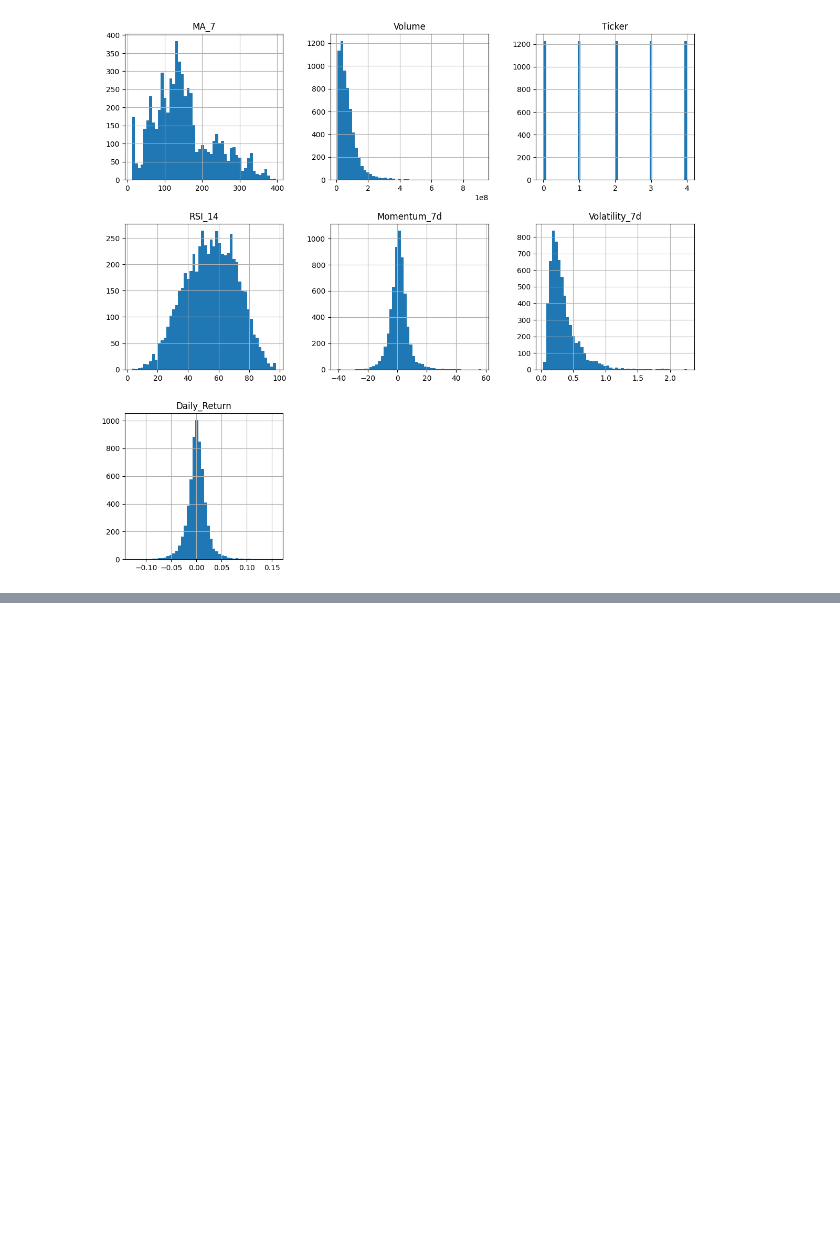
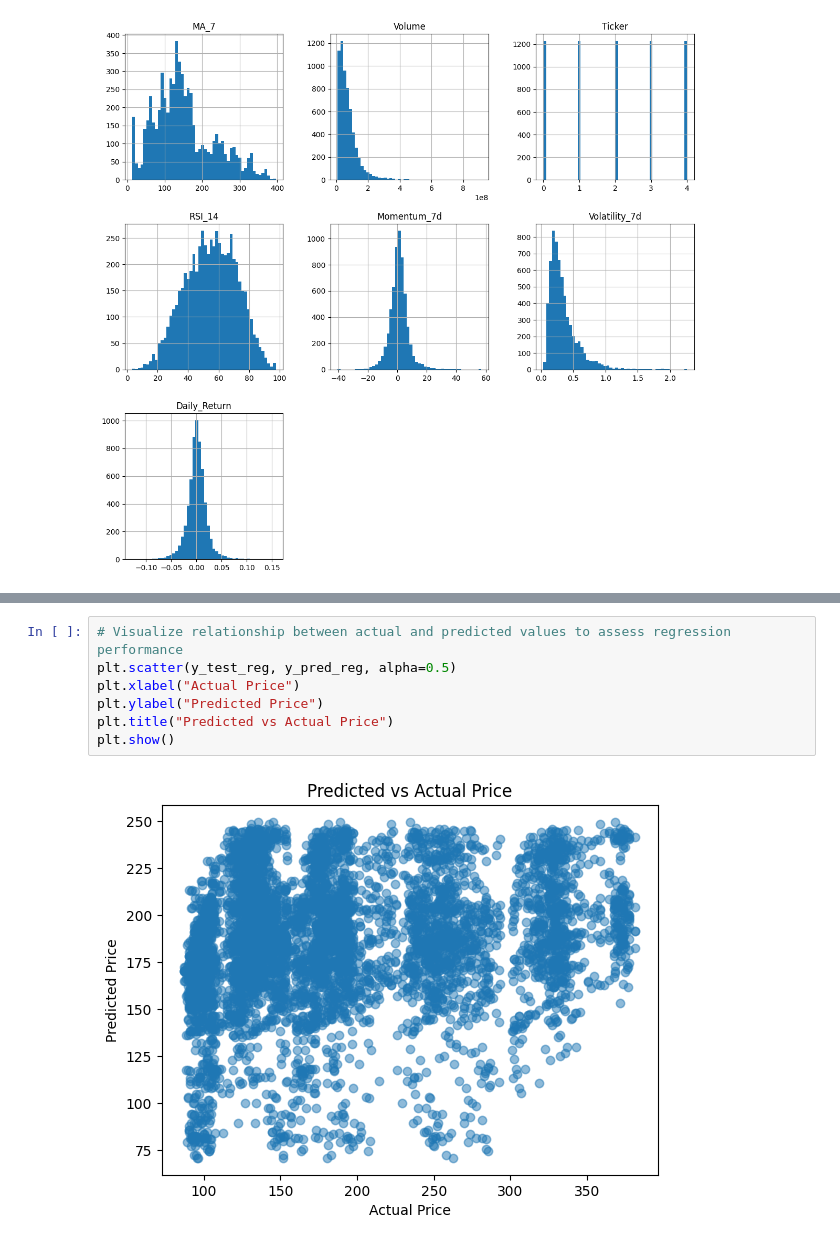
Before and after one commit to Proxtron/tech-stock-forecast, a Jupyter notebook: notebook.ipynb, the cells around one changed output, grey strips where cells are left out. Drawn from its saved outputs; the diff is of its cells as text; blank space fills up the shorter version.

```diff
--- a/notebook.ipynb
+++ b/notebook.ipynb
@@ -209,0 +327,9 @@ plt.show()
+# %%
+# Visualize relationship between actual and predicted values to assess regression performance
+plt.scatter(y_test_reg, y_pred_reg, alpha=0.5)
+plt.xlabel("Actual Price")
+plt.ylabel("Predicted Price")
+plt.title("Predicted vs Actual Price")
+plt.show()
+# %% [output]
+[figure, added]
```
Also changed, not shown: parts of 7 cells of this notebook.
